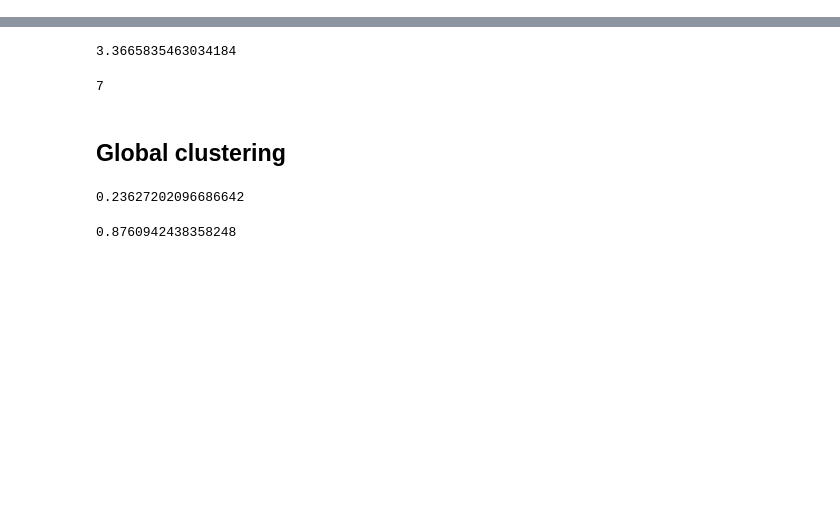
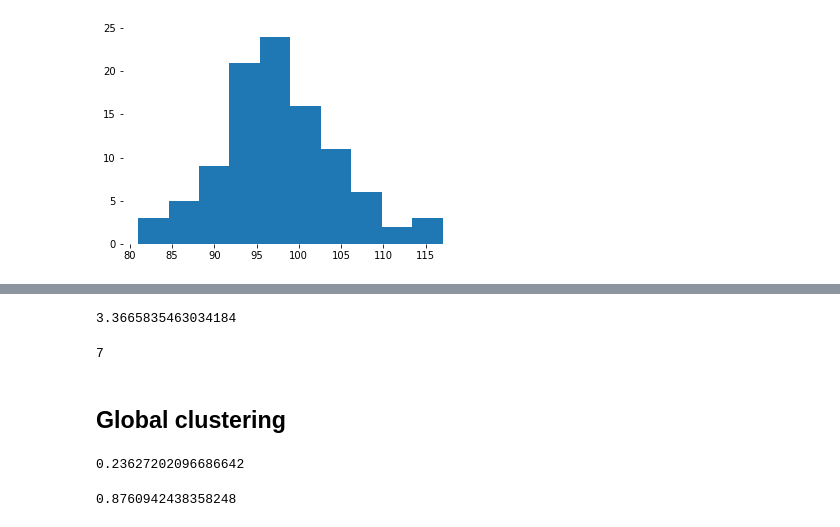
Before and after one commit to makaires77/Grafos-2021, a Jupyter notebook: GRAFOS_P4_Coautoria.ipynb, the cells around one changed output, grey strips where cells are left out. Cells and saved outputs as stored; diff of their text form; code cells hidden in the pictures; blank space fills up the shorter version.

```diff
--- a/GRAFOS_P4_Coautoria.ipynb
+++ b/GRAFOS_P4_Coautoria.ipynb
@@ -246,0 +187,9 @@ def path_length_histogram(G, title=None):
+# %%
+def plot_degree_dist(G):
+    degrees = [G.degree(n) for n in G.nodes()]
+    plt.hist(degrees)
+    plt.show()
+
+plot_degree_dist(nx.gnp_random_graph(100, 0.5, directed=True))
+# %% [output]
+[figure, added]
```
Also changed, not shown: parts of 63 cells of this notebook.
